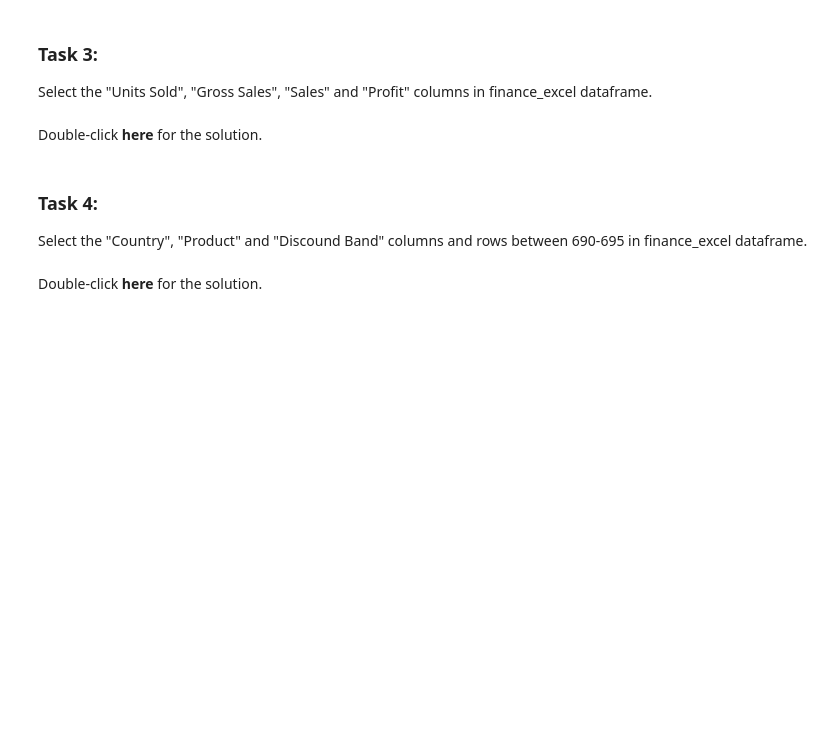
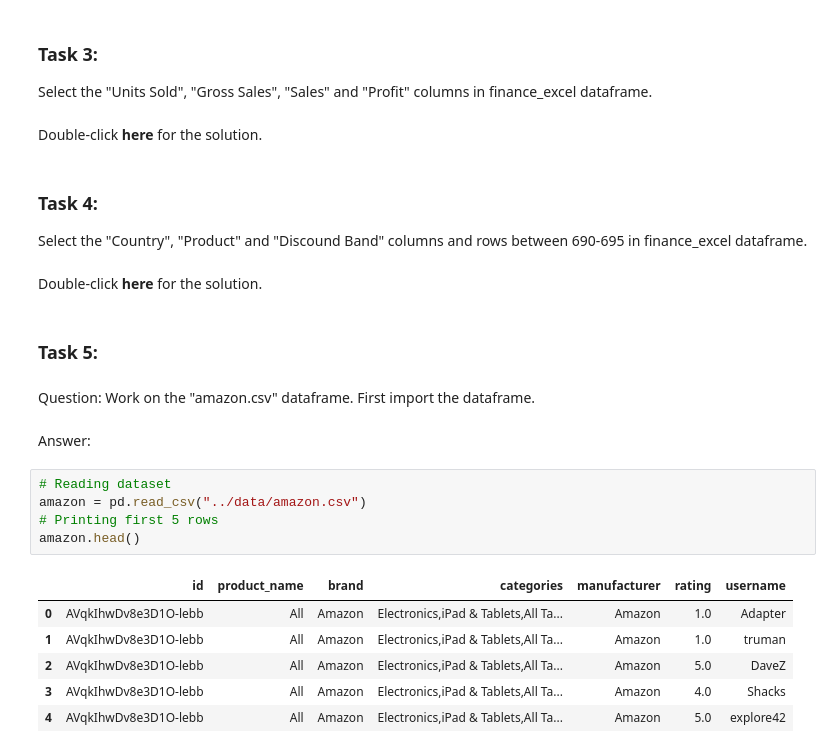
Before and after one commit to shaq31415926/March-Bootcamp, a Jupyter notebook: week5&6/notebooks/dataframe.ipynb, the cells around one changed output. Drawn from its saved outputs; the diff is of its cells as text; blank space fills up the shorter version.

```diff
--- a/week5&6/notebooks/dataframe.ipynb
+++ b/week5&6/notebooks/dataframe.ipynb
@@ -551,3 +552,21 @@ finance_excel.loc[ 690:695 , ["Country", "Product", "Discount Band"] ]
 #finance_excel.iloc[ 690:696 , 1:4]
 
 -->
+# %% [markdown]
+### Task 5:
+# %% [markdown]
+Question: Work on the "amazon.csv" dataframe. First import the dataframe.
+# %% [markdown]
+Answer:
+# %%
+# Reading dataset
+amazon = pd.read_csv("../data/amazon.csv")
+# Printing first 5 rows
+amazon.head()
+# %% [output]
+|  | id | product_name | brand | categories | manufacturer | rating | username |
+| 0 | AVqkIhwDv8e3D1O-lebb | All | Amazon | Electronics,iPad & Tablets,All Ta... | Amazon | 1.0 | Adapter |
+| 1 | AVqkIhwDv8e3D1O-lebb | All | Amazon | Electronics,iPad & Tablets,All Ta... | Amazon | 1.0 | truman |
+| 2 | AVqkIhwDv8e3D1O-lebb | All | Amazon | Electronics,iPad & Tablets,All Ta... | Amazon | 5.0 | DaveZ |
+| 3 | AVqkIhwDv8e3D1O-lebb | All | Amazon | Electronics,iPad & Tablets,All Ta... | Amazon | 4.0 | Shacks |
+| 4 | AVqkIhwDv8e3D1O-lebb | All | Amazon | Electronics,iPad & Tablets,All Ta... | Amazon | 5.0 | explore42 |
```
Also changed, not shown: parts of 12 cells of this notebook.
